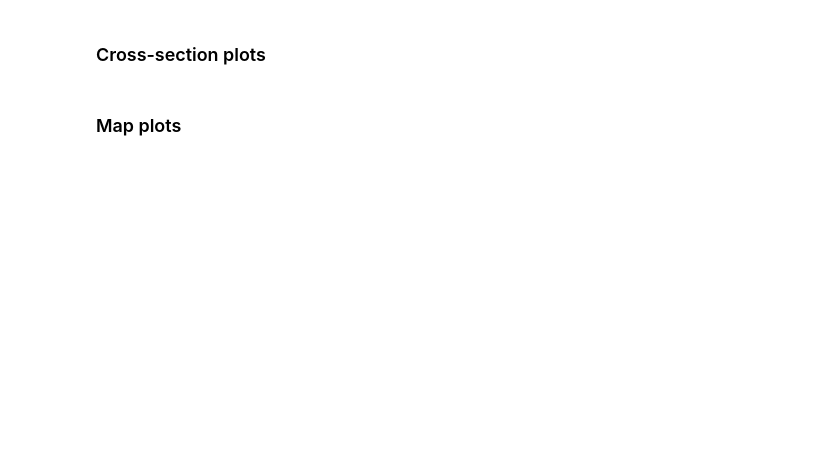
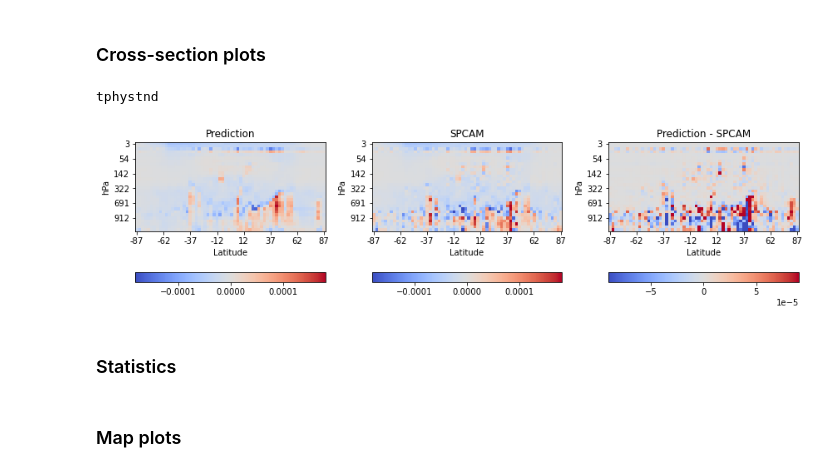
Before and after one commit to EyringMLClimateGroup/iglesias-suarez23jgr_CausalNNCAM, a Jupyter notebook: SingleNNs_Diagnostics.ipynb, the cells around one changed output. Saved outputs shown, nothing was run; the diff lists cells and outputs as text; code cells hidden in the pictures; blank space fills up the shorter version.

```diff
--- a/SingleNNs_Diagnostics.ipynb
+++ b/SingleNNs_Diagnostics.ipynb
@@ -346,16 +845,20 @@ class ModelDiagnostics():
 # %%
 model_type = 'SingleNN'
 md = ModelDiagnostics(setup = setup, models=models[model_type])
 vars_to_ploted = []
 for var in models[model_type].keys():
     if var.var.value not in vars_to_ploted and var.var.dimensions == 3:
         print(var.var.value)
         outPath = get_save_plot_folder(setup, model_type, var.var.value)
         var_keys = [v for v in models[model_type].keys() if var.var.value in str(v)]
-        md.plot_double_yz(100, 100, var, var_keys, nTime=False, diff=True)
-#        md.plot_double_yz('mean', 'mean', var, var_keys, nTime=30, diff=True)
+        md.plot_double_yz(var, var_keys, itime=100, nTime=False, ilon=100, diff=True)
+#         md.plot_double_yz(var, var_keys, itime='mean', nTime=10, ilon='mean', diff=True)
         vars_to_ploted.append(var.var.value)
+        plt.tight_layout()
         plt.show()
+# %% [output]
+tphystnd
+[figure, added]
 # %%
 model_type = 'CausalSingleNN'
 vars_to_ploted = []
@@ -374,3 +877,5 @@ for pc_alpha in models[model_type].keys():
 #                md.plot_double_yz('mean', 'mean', var, var_keys, nTime=30, diff=True)
                 vars_to_ploted.append(var.var.value)
                 plt.show()
+# %% [markdown]
+### Statistics
```
Also changed, not shown: parts of 13 cells of this notebook, 3 other files.
